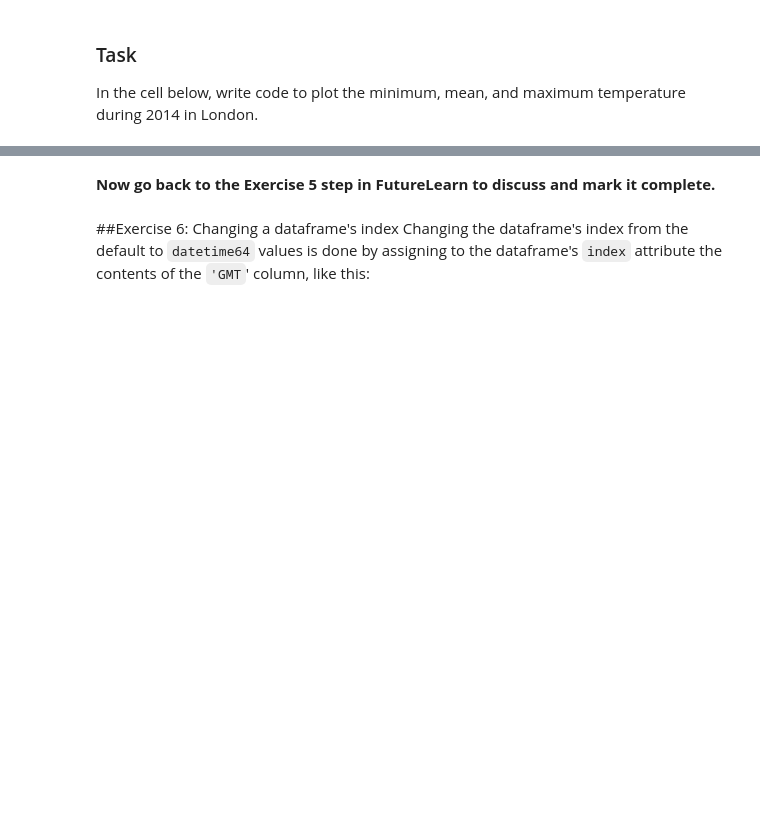
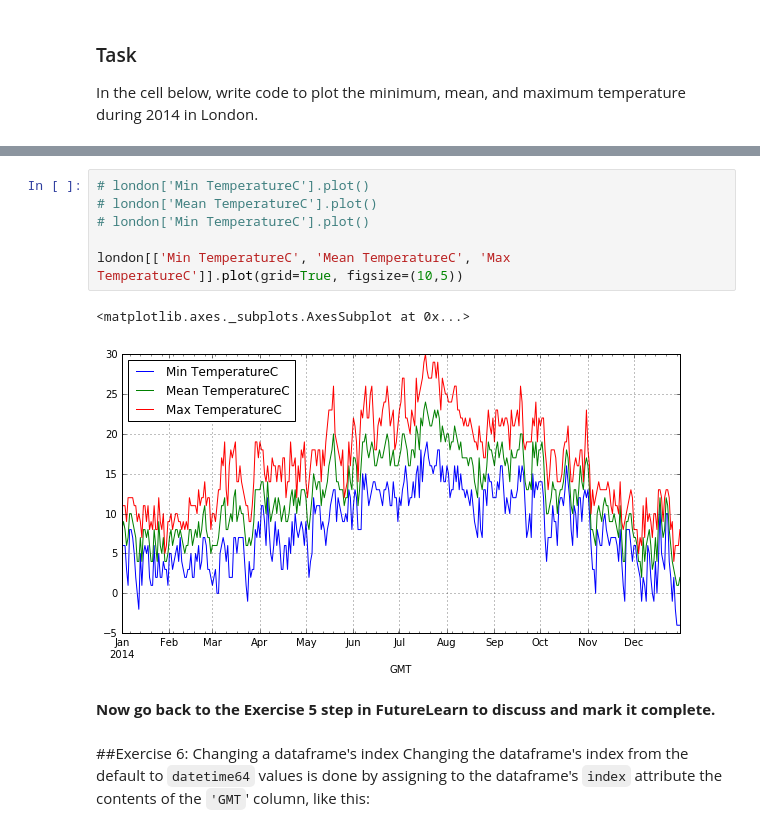
Before and after one commit to mrchrisadams/future-learn-learn-to-code, a Jupyter notebook: Week_2_exercise_notebook.ipynb, the cells around one changed output, grey strips where cells are left out. Saved outputs shown, nothing was run; the diff lists cells and outputs as text; blank space fills up the shorter version.

Commit message:
Wow, matplotlib is starting to make sense and be powerful...

```diff
--- a/Week_2_exercise_notebook.ipynb
+++ b/Week_2_exercise_notebook.ipynb
@@ -583,3 +629,12 @@ In the cell below, write code to plot the minimum, mean, and maximum temperature
+# %%
+# london['Min TemperatureC'].plot()
+# london['Mean TemperatureC'].plot()
+# london['Min TemperatureC'].plot()
+
+london[['Min TemperatureC', 'Mean TemperatureC', 'Max TemperatureC']].plot(grid=True, figsize=(10,5))
+# %% [output]
+<matplotlib.axes._subplots.AxesSubplot at 0x...>
+[figure, added]
 # %% [markdown]
 **Now go back to the Exercise 5 step in FutureLearn to discuss and mark it complete.**
 # %% [markdown]
```
Also changed, not shown: parts of 16 cells of this notebook.
